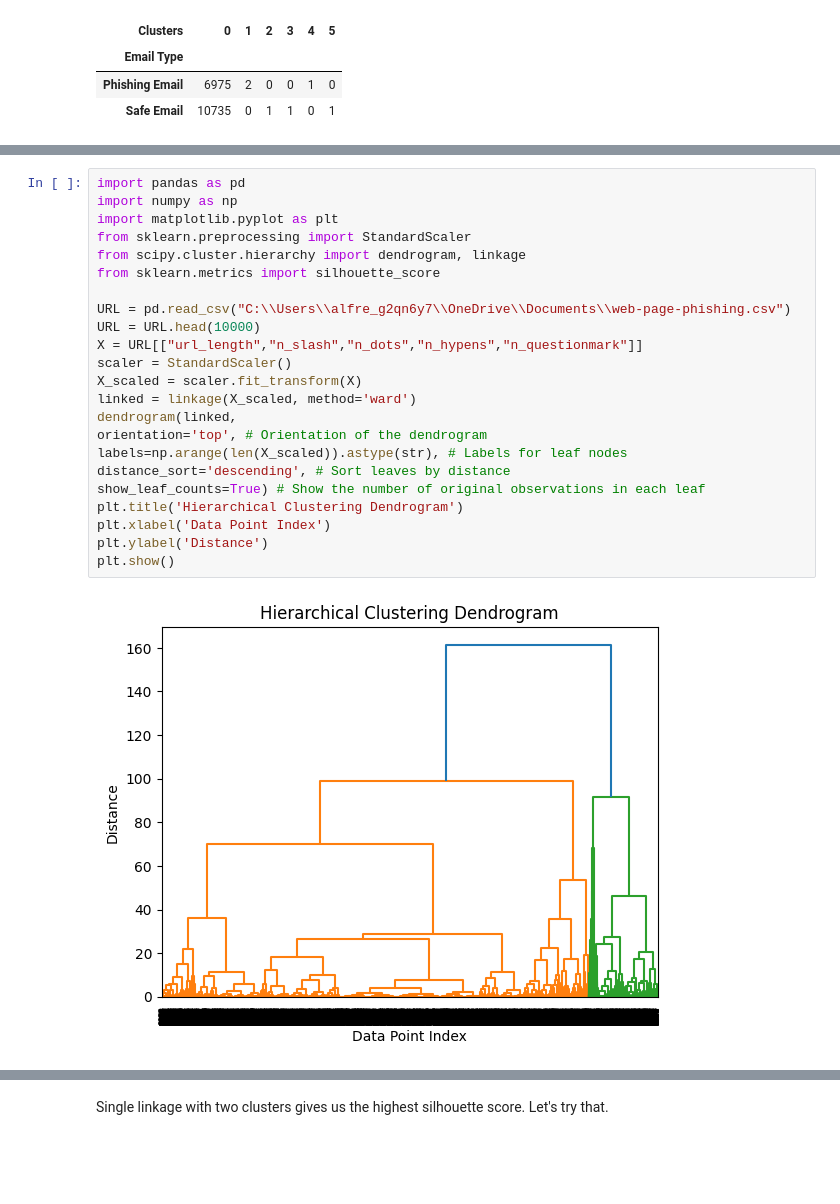
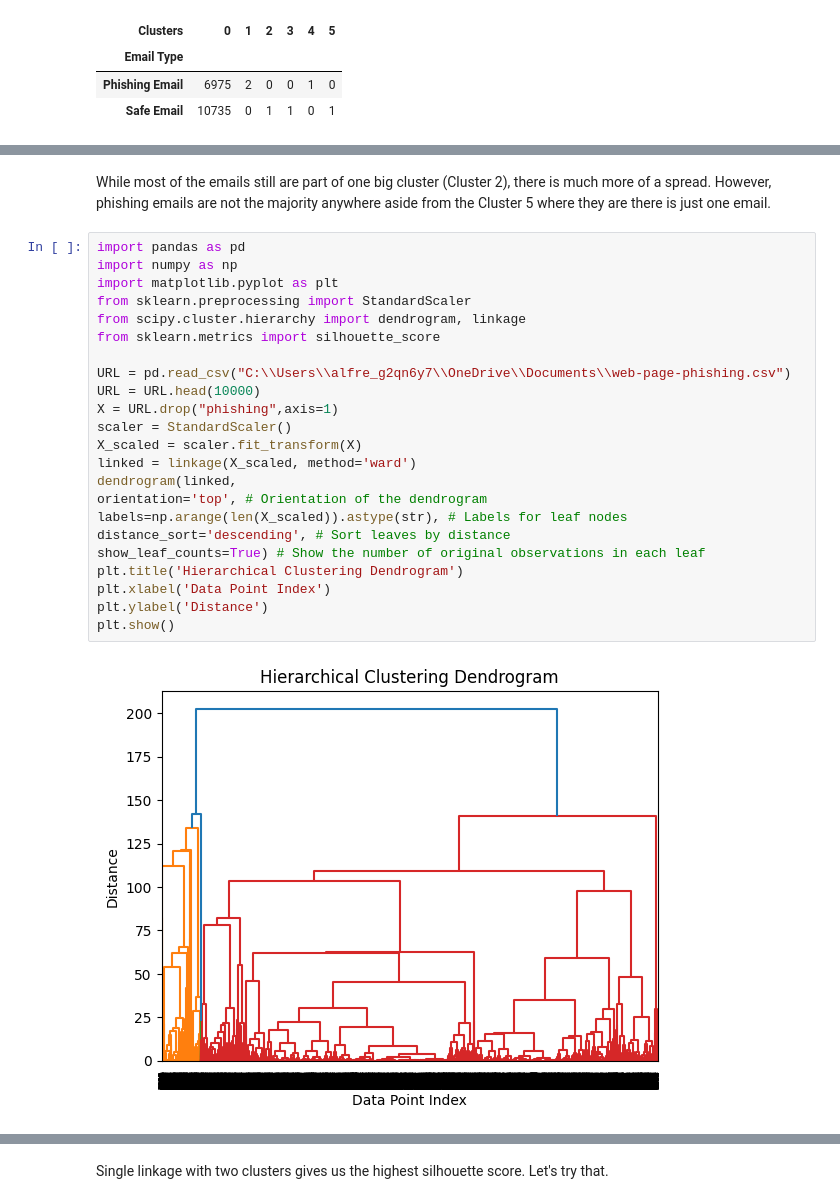
Before and after one commit to alfrabra1998/Juypter_Notebooks, a Jupyter notebook: Mod_C1_Week_11_Alfred_Abraham.ipynb, the cells around one changed output, grey strips where cells are left out. Cells and saved outputs as stored; diff of their text form; blank space fills up the shorter version.

```diff
--- a/Mod_C1_Week_11_Alfred_Abraham.ipynb
+++ b/Mod_C1_Week_11_Alfred_Abraham.ipynb
@@ -395,26 +392,28 @@ Basically, there is just one big cluster and a few tiny clusters. Two of these t
+# %% [markdown]
+While most of the emails still are part of one big cluster (Cluster 2), there is much more of a spread. However, phishing emails are not the majority anywhere aside from the Cluster 5 where they are there is just one email.
 # %%
 import pandas as pd
 import numpy as np
 import matplotlib.pyplot as plt
 from sklearn.preprocessing import StandardScaler
 from scipy.cluster.hierarchy import dendrogram, linkage
 from sklearn.metrics import silhouette_score
 
 URL = pd.read_csv("C:\\Users\\alfre_g2qn6y7\\OneDrive\\Documents\\web-page-phishing.csv")
 URL = URL.head(10000)
-X = URL[["url_length","n_slash","n_dots","n_hypens","n_questionmark"]]
+X = URL.drop("phishing",axis=1)
 scaler = StandardScaler()
 X_scaled = scaler.fit_transform(X)
 linked = linkage(X_scaled, method='ward')
 dendrogram(linked,
 orientation='top', # Orientation of the dendrogram
 labels=np.arange(len(X_scaled)).astype(str), # Labels for leaf nodes
 distance_sort='descending', # Sort leaves by distance
 show_leaf_counts=True) # Show the number of original observations in each leaf
 plt.title('Hierarchical Clustering Dendrogram')
 plt.xlabel('Data Point Index')
 plt.ylabel('Distance')
 plt.show()
 # %% [output]
-[figure, old version]
+[figure, new version]
 # %%
```
Also changed, not shown: parts of 14 cells of this notebook.
